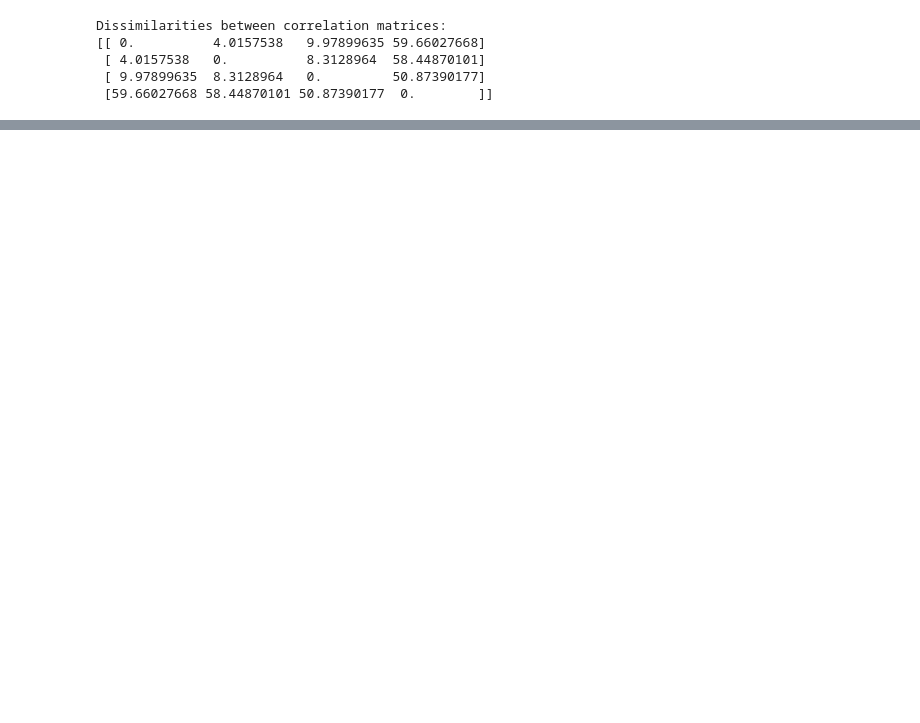
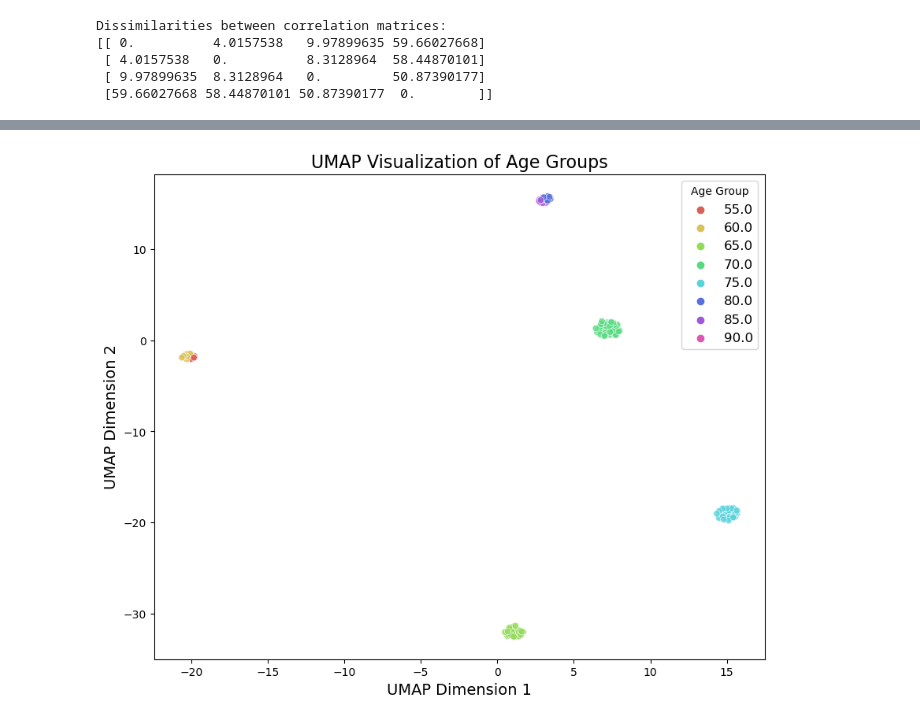
Before and after one commit to mathilde-cros/Bachelor_Thesis_Alzheimers_HGNN, a Jupyter notebook: Corr_and_df.ipynb, the cells around one changed output, grey strips where cells are left out. Drawn from its saved outputs; the diff is of its cells as text; code cells hidden in the pictures; blank space fills up the shorter version.

```diff
--- a/Corr_and_df.ipynb
+++ b/Corr_and_df.ipynb
@@ -444,0 +414,35 @@ Intel MKL WARNING: Support of Intel(R) Streaming SIMD Extensions 4.2 (Intel(R) S
+# %%
+# Function to group ages into 5-year intervals
+def group_age(age):
+    return (age // 5) * 5
+
+# Applying the function to create age groups
+full_df['Age_Group'] = full_df['Age'].apply(group_age)
+
+# Extracting age group data
+age_group_data = full_df['Age_Group']
+
+# Convert to numpy array
+age_group_data_stacked = np.vstack(age_group_data)
+
+# Perform UMAP dimensionality reduction
+reducer = umap.UMAP()
+embedding = reducer.fit_transform(age_group_data_stacked)
+
+# Plot the UMAP embedding
+plt.figure(figsize=(10, 8))
+sns.scatterplot(
+    x=embedding[:, 0],
+    y=embedding[:, 1],
+    hue=age_group_data,
+    palette=sns.color_palette("hls", len(age_group_data.unique())),
+    legend="full",
+    alpha=0.8
+)
+
+plt.title('UMAP Visualization of Age Groups', fontsize=16)
+plt.xlabel('UMAP Dimension 1', fontsize=14)
+plt.ylabel('UMAP Dimension 2', fontsize=14)
+plt.legend(title='Age Group', fontsize=12)
+plt.show()
+# %% [output]
@@ -444,0 +450 @@ Intel MKL WARNING: Support of Intel(R) Streaming SIMD Extensions 4.2 (Intel(R) S
+[figure, added]
```
Also changed, not shown: parts of 9 cells of this notebook, 51 other files.
